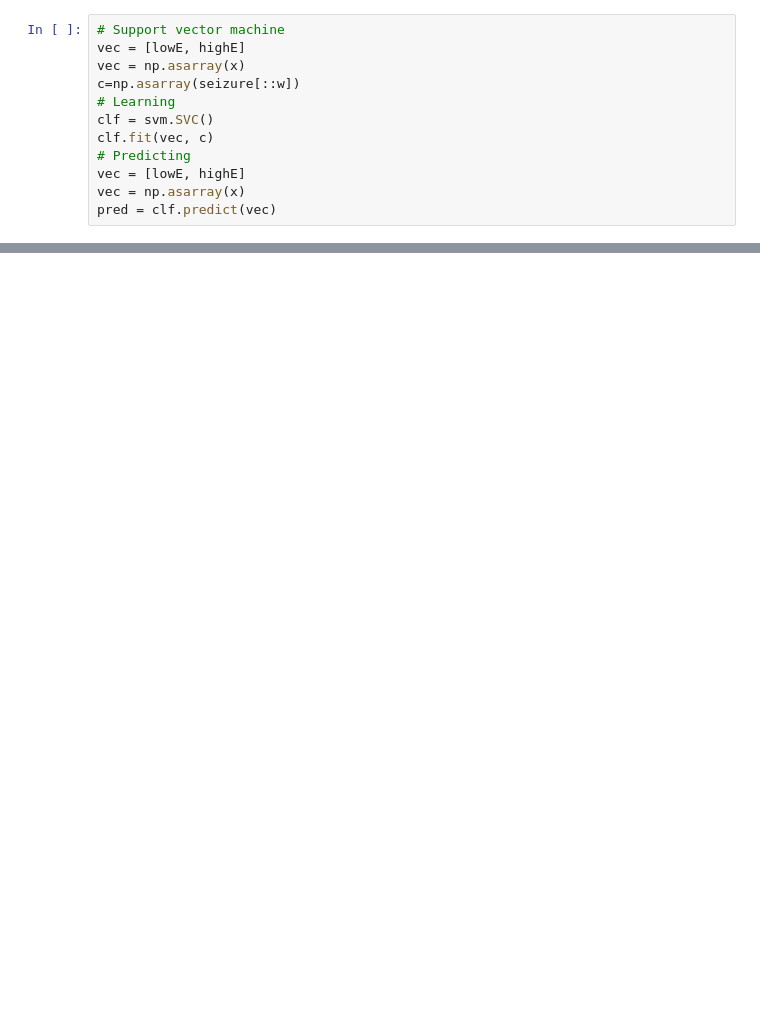
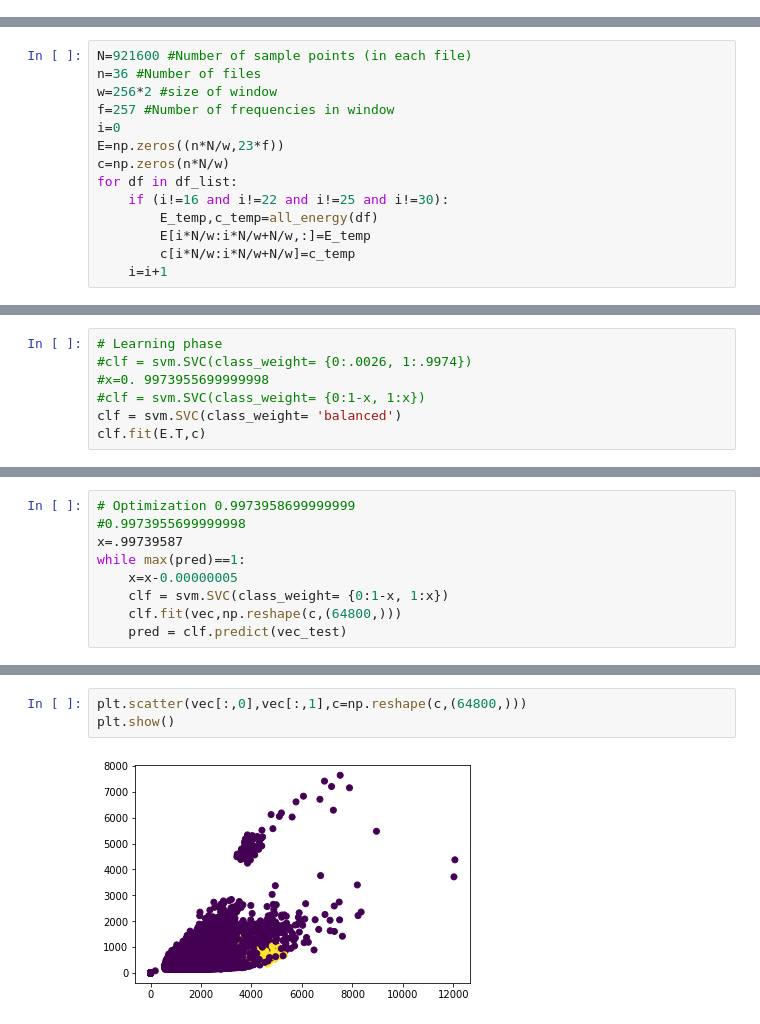
Before and after one commit to alenkran/ANES212_Seizure, a Jupyter notebook: Support Vector Machine.ipynb, the cells around one changed output, grey strips where cells are left out. Saved outputs shown, nothing was run; the diff lists cells and outputs as text; blank space fills up the shorter version.

```diff
--- a/Support Vector Machine.ipynb
+++ b/Support Vector Machine.ipynb
@@ -38,12 +64,0 @@ def lowvshigh_energy(df)
-# %%
-# Support vector machine
-vec = [lowE, highE]
-vec = np.asarray(x)
-c=np.asarray(seizure[::w])
-# Learning
-clf = svm.SVC()
-clf.fit(vec, c)
-# Predicting
-vec = [lowE, highE]
-vec = np.asarray(x)
-pred = clf.predict(vec)
@@ -49,0 +88,14 @@ pred = clf.predict(vec)
+# %%
+N=921600 #Number of sample points (in each file)
+n=36 #Number of files
+w=256*2 #size of window
+f=257 #Number of frequencies in window
+i=0
+E=np.zeros((n*N/w,23*f))
+c=np.zeros(n*N/w)
+for df in df_list:
+    if (i!=16 and i!=22 and i!=25 and i!=30):
+        E_temp,c_temp=all_energy(df)
+        E[i*N/w:i*N/w+N/w,:]=E_temp
+        c[i*N/w:i*N/w+N/w]=c_temp
+    i=i+1
@@ -49,0 +112,7 @@ pred = clf.predict(vec)
+# %%
+# Learning phase
+#clf = svm.SVC(class_weight= {0:.0026, 1:.9974})
+#x=0. 9973955699999998
+#clf = svm.SVC(class_weight= {0:1-x, 1:x})
+clf = svm.SVC(class_weight= 'balanced')
+clf.fit(E.T,c)
@@ -49,0 +125,9 @@ pred = clf.predict(vec)
+# %%
+# Optimization 0.9973958699999999
+#0.9973955699999998
+x=.99739587
+while max(pred)==1:
+    x=x-0.00000005
+    clf = svm.SVC(class_weight= {0:1-x, 1:x})
+    clf.fit(vec,np.reshape(c,(64800,)))
+    pred = clf.predict(vec_test)
@@ -49,0 +171,5 @@ pred = clf.predict(vec)
+# %%
+plt.scatter(vec[:,0],vec[:,1],c=np.reshape(c,(64800,)))
+plt.show()
+# %% [output]
+[figure, added]
```
Also changed, not shown: parts of 15 cells of this notebook, 1 other file.
